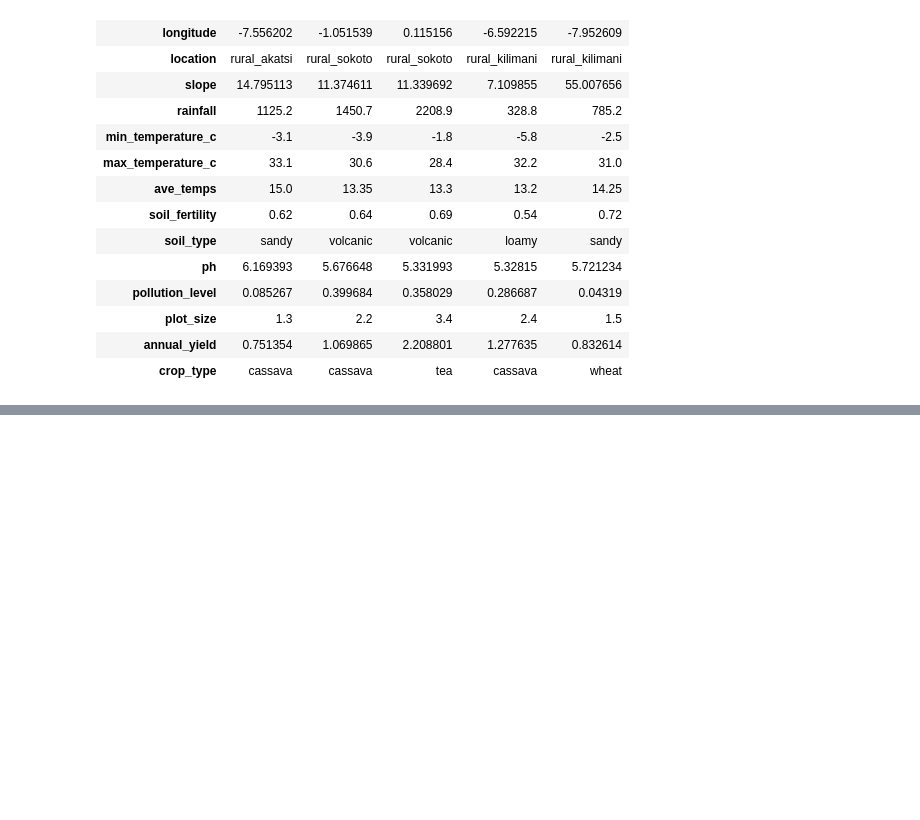
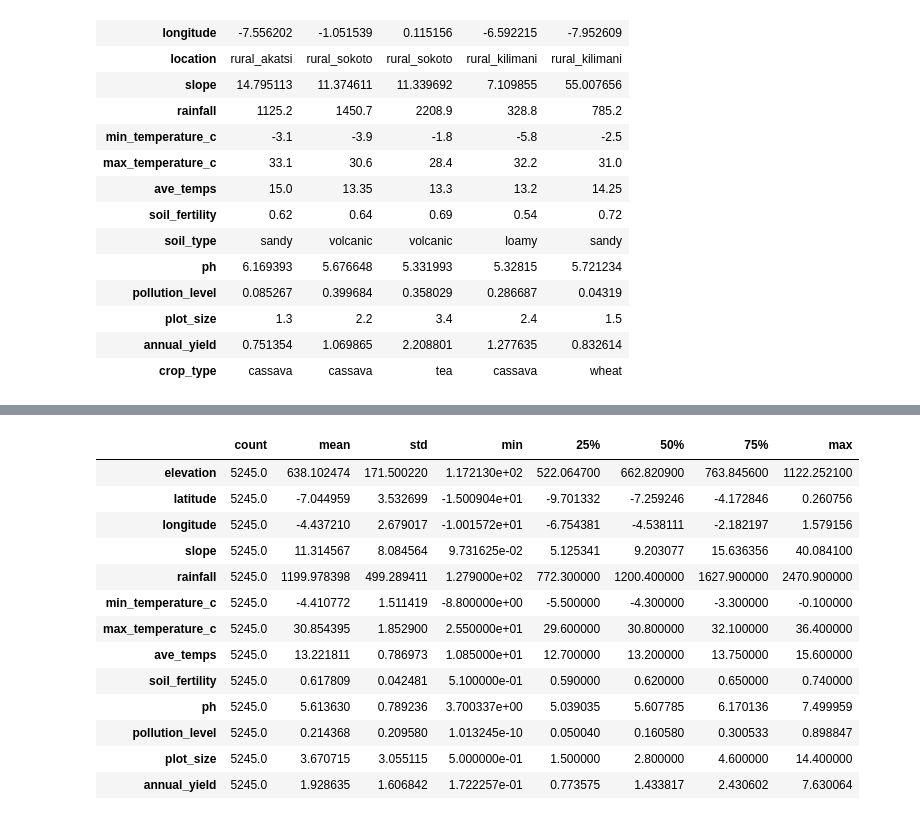
Before and after one commit to aaronGeb/cropchain, a Jupyter notebook: notebook/data_preprocessing.ipynb, the cells around one changed output, grey strips where cells are left out. Saved outputs shown, nothing was run; the diff lists cells and outputs as text; code cells hidden in the pictures; blank space fills up the shorter version.

```diff
--- a/notebook/data_preprocessing.ipynb
+++ b/notebook/data_preprocessing.ipynb
@@ -204,0 +262,16 @@ data.head().T
+# %%
+def outliers(data:DataFrame) -> DataFrame:
+  '''remove outliers in the dataset
+      Args:
+          data: DataFrame: dataset
+
+      Returns:
+          DataFrame: dataset
+  '''
+  for col in data.columns:
+    if data[col].dtype != 'object':
+      data = data[np.abs(data[col] - data[col].mean()) <= (3 * data[col].std())]
+  return data
+# %%
+data = outliers(data)
+data.info()
@@ -204,0 +296,17 @@ data.head().T
+# %%
+data.describe().T
+# %% [output]
+|  | count | mean | std | min | 25% | 50% | 75% | max |
+| elevation | 5245.0 | 638.102474 | 171.500220 | 1.172130e+02 | 522.064700 | 662.820900 | 763.845600 | 1122.252100 |
+| latitude | 5245.0 | -7.044959 | 3.532699 | -1.500904e+01 | -9.701332 | -7.259246 | -4.172846 | 0.260756 |
+| longitude | 5245.0 | -4.437210 | 2.679017 | -1.001572e+01 | -6.754381 | -4.538111 | -2.182197 | 1.579156 |
+| slope | 5245.0 | 11.314567 | 8.084564 | 9.731625e-02 | 5.125341 | 9.203077 | 15.636356 | 40.084100 |
+| rainfall | 5245.0 | 1199.978398 | 499.289411 | 1.279000e+02 | 772.300000 | 1200.400000 | 1627.900000 | 2470.900000 |
+| min_temperature_c | 5245.0 | -4.410772 | 1.511419 | -8.800000e+00 | -5.500000 | -4.300000 | -3.300000 | -0.100000 |
+| max_temperature_c | 5245.0 | 30.854395 | 1.852900 | 2.550000e+01 | 29.600000 | 30.800000 | 32.100000 | 36.400000 |
+| ave_temps | 5245.0 | 13.221811 | 0.786973 | 1.085000e+01 | 12.700000 | 13.200000 | 13.750000 | 15.600000 |
+| soil_fertility | 5245.0 | 0.617809 | 0.042481 | 5.100000e-01 | 0.590000 | 0.620000 | 0.650000 | 0.740000 |
+| ph | 5245.0 | 5.613630 | 0.789236 | 3.700337e+00 | 5.039035 | 5.607785 | 6.170136 | 7.499959 |
+| pollution_level | 5245.0 | 0.214368 | 0.209580 | 1.013245e-10 | 0.050040 | 0.160580 | 0.300533 | 0.898847 |
+| plot_size | 5245.0 | 3.670715 | 3.055115 | 5.000000e-01 | 1.500000 | 2.800000 | 4.600000 | 14.400000 |
+| annual_yield | 5245.0 | 1.928635 | 1.606842 | 1.722257e-01 | 0.773575 | 1.433817 | 2.430602 | 7.630064 |
```
Also changed, not shown: parts of 5 cells of this notebook.
